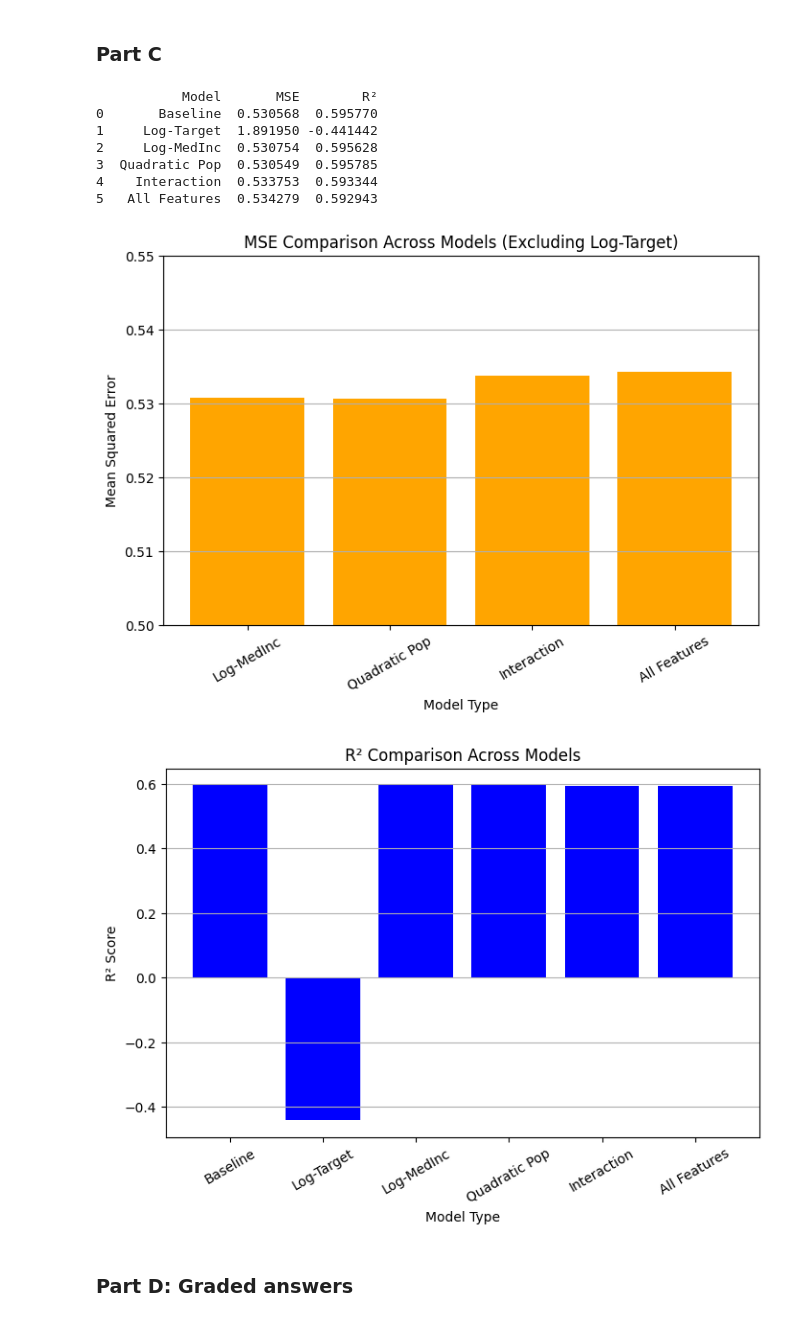
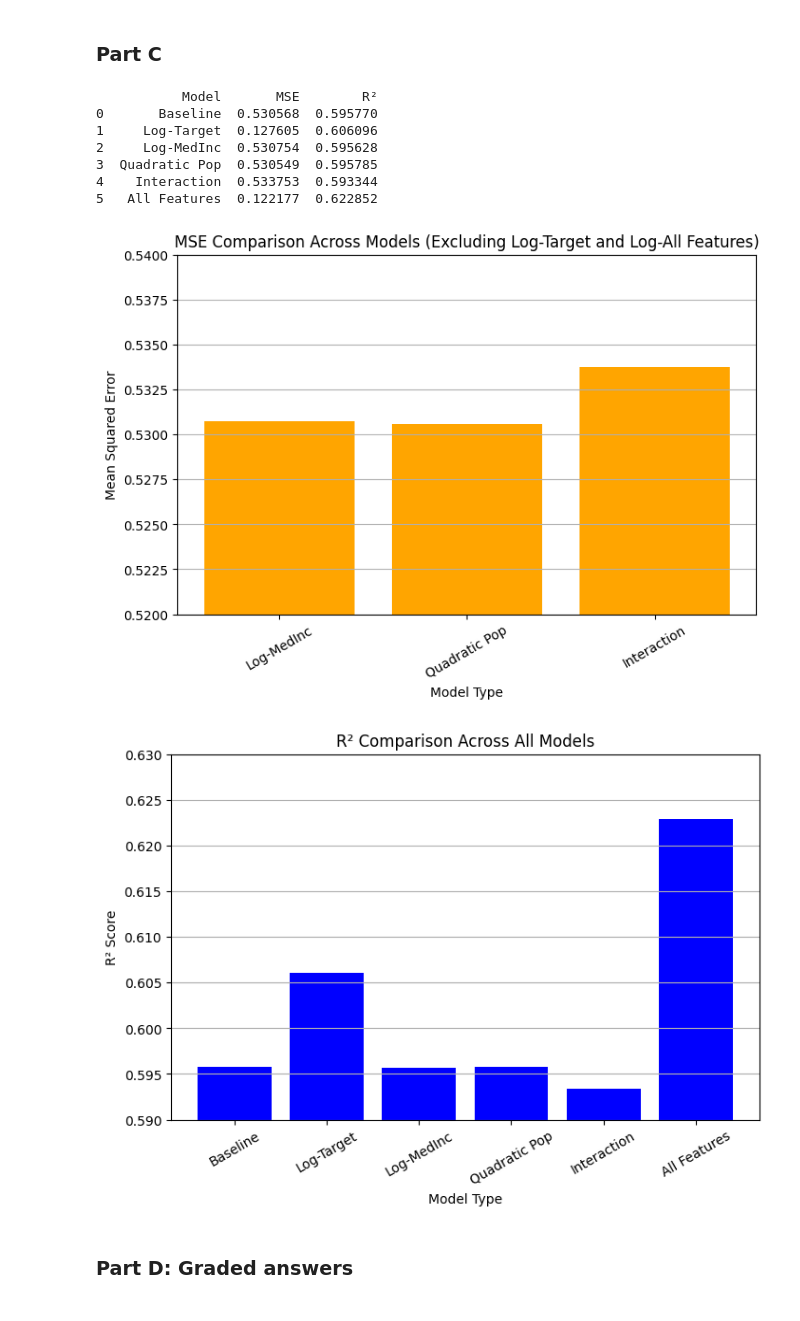
Before and after one commit to tbeerio/Assignment-3-DX603, a Jupyter notebook: Homework_03.ipynb, the cells around one changed output. Drawn from its saved outputs; the diff is of its cells as text; code cells hidden in the pictures.

```diff
--- a/Homework_03.ipynb
+++ b/Homework_03.ipynb
@@ -521,27 +524,28 @@ print(f"Interaction Model - MSE: {interaction_feature_mse:.4f}, R²: {interactio
 Interaction Model - MSE: 0.5338, R²: 0.5933
 # %%
 # Apply all transformations
-X_train_all = X_train.copy()
-X_test_all = X_test.copy()
 
-X_train_all["LogMedInc"] = np.log(X_train_all["MedInc"])
-X_test_all["LogMedInc"] = np.log(X_test_all["MedInc"])
+#X_train_all = X_train.copy()
+#X_test_all = X_test.copy()
 
-X_train_all["PopSquared"] = X_train_all["Population"] ** 2
-X_test_all["PopSquared"] = X_test_all["Population"] ** 2
+#X_train_all["LogMedInc"] = np.log(X_train_all["MedInc"])
+#X_test_all["LogMedInc"] = np.log(X_test_all["MedInc"])
 
-X_train_all["RoomsTimesBeds"] = X_train_all["AveRooms"] * X_train_all["AveBedrms"]
-X_test_all["RoomsTimesBeds"] = X_test_all["AveRooms"] * X_test_all["AveBedrms"]
+#X_train_all["PopSquared"] = X_train_all["Population"] ** 2
+#X_test_all["PopSquared"] = X_test_all["Population"] ** 2
+
+#X_train_all["RoomsTimesBeds"] = X_train_all["AveRooms"] * X_train_all["AveBedrms"]
+#X_test_all["RoomsTimesBeds"] = X_test_all["AveRooms"] * X_test_all["AveBedrms"]
 
 # Train model
-all_features_model = LinearRegression()
-all_features_model.fit(X_train_all, y_train)
+#all_features_model = LinearRegression()
+#all_features_model.fit(X_train_all, y_train)
 
 # Predict on test set
-y_pred_all = all_features_model.predict(X_test_all)
+#y_pred_all = all_features_model.predict(X_test_all)
 
 # Compute MSE and R^2
-all_features_mse = mean_squared_error(y_test, y_pred_all)
-all_features_r2 = r2_score(y_test, y_pred_all)
+#all_features_mse = mean_squared_error(y_test, y_pred_all)
+#all_features_r2 = r2_score(y_test, y_pred_all)
 
-print(f"All Features Model - MSE: {all_features_mse:.4f}, R²: {all_features_r2:.4f}")
+#print(f"All Features Model - MSE: {all_features_mse:.4f}, R²: {all_features_r2:.4f}")
@@ -553,44 +588,45 @@ All Features Model - MSE: 0.5343, R²: 0.5929
 # Your code here
 # Results DataFrame using variables from Part B (need to run cells above first)
 results_df = pd.DataFrame({
     "Model": ["Baseline", "Log-Target", "Log-MedInc", "Quadratic Pop", "Interaction", "All Features"],
     "MSE": [baseline_mse, log_target_mse, log_feature_mse, quad_feature_mse, interaction_feature_mse, all_features_mse],
     "R²": [baseline_r2, log_target_r2, log_feature_r2, quad_feature_r2, interaction_feature_r2, all_features_r2]
 })
 
 # Display the results in tabular format
 print(results_df)
 
-# Plot MSE comparison (excluding Log-Target model since MSE is in log-space)
+# Plot MSE comparison (excluding Log-Target model and All-Features with log-target)
 plt.figure(figsize=(8, 5))
-plt.bar(results_df["Model"][2:], results_df["MSE"][2:], color="orange")  # Excluding log-transformed target
+plt.bar(results_df["Model"][2:-1], results_df["MSE"][2:-1], color="orange")  # Excluding log-transformed target
 plt.xlabel("Model Type")
 plt.ylabel("Mean Squared Error")
-plt.title("MSE Comparison Across Models (Excluding Log-Target)")
+plt.title("MSE Comparison Across Models (Excluding Log-Target and Log-All Features)")
 plt.xticks(rotation=30)
-plt.ylim(0.5, 0.55)  # Adjust y-axis range for better readability
+plt.ylim(0.52, 0.54)  # Adjust y-axis range for better readability
 plt.grid(axis="y")
 plt.show()
 
-# Plot R^2 comparison for all models
+# Plot R² comparison (INCLUDING ALL MODELS)
 plt.figure(figsize=(8, 5))
-plt.bar(results_df["Model"], results_df["R²"], color="blue")
+plt.bar(results_df["Model"], results_df["R²"], color="blue")  # Including all models
 plt.xlabel("Model Type")
 plt.ylabel("R² Score")
-plt.title("R² Comparison Across Models")
+plt.title("R² Comparison Across All Models")
 plt.xticks(rotation=30)
+plt.ylim(0.59, 0.63)  # Adjust y-axis range for better readability
 plt.grid(axis="y")
 plt.show()
 # %% [output]
            Model       MSE        R²
 0       Baseline  0.530568  0.595770
-1     Log-Target  1.891950 -0.441442
+1     Log-Target  0.127605  0.606096
 2     Log-MedInc  0.530754  0.595628
 3  Quadratic Pop  0.530549  0.595785
 4    Interaction  0.533753  0.593344
-5   All Features  0.534279  0.592943
+5   All Features  0.122177  0.622852
-[figure, old version]
+[figure, new version]
-[figure, old version]
+[figure, new version]
 # %% [markdown]
 ### Part D: Graded answers
 # %%
```
Also changed, not shown: parts of 6 cells of this notebook.
